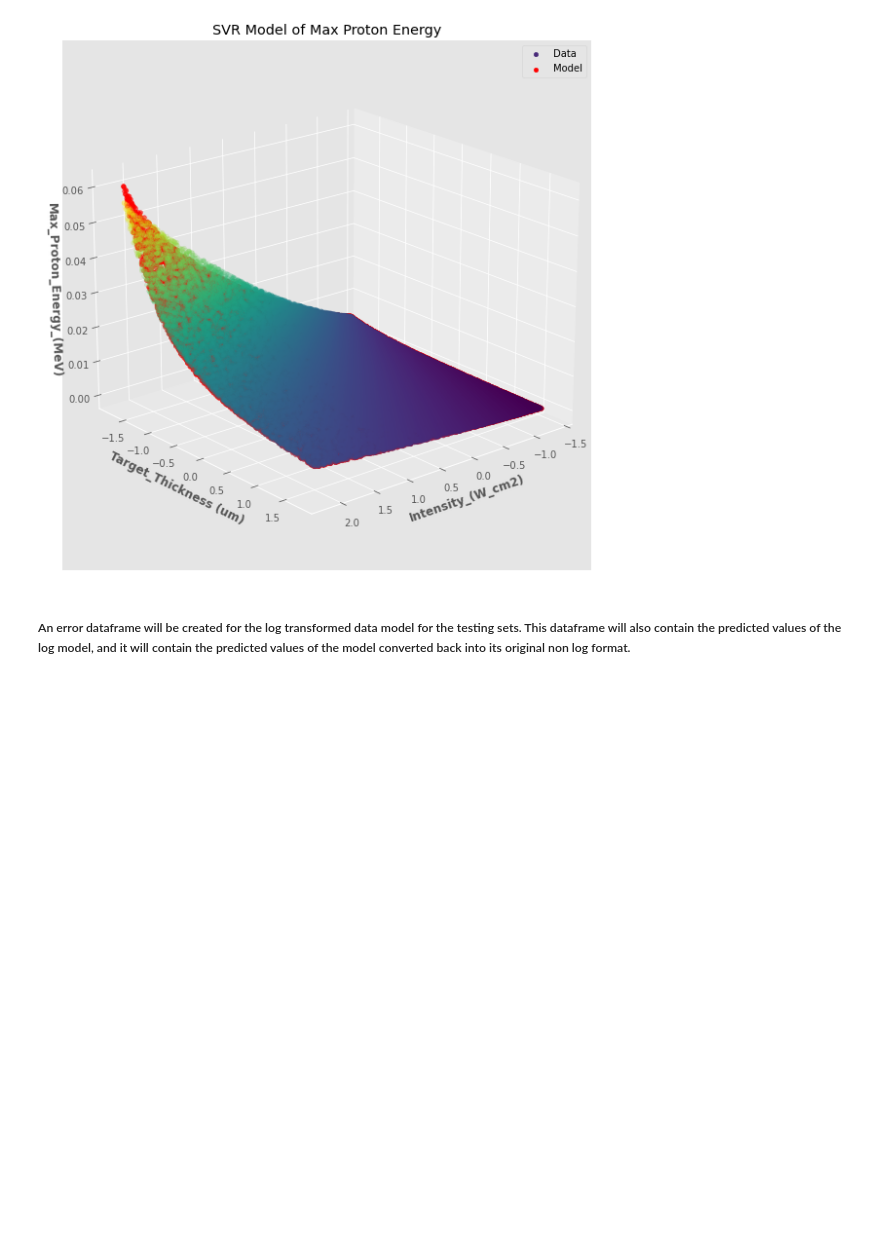
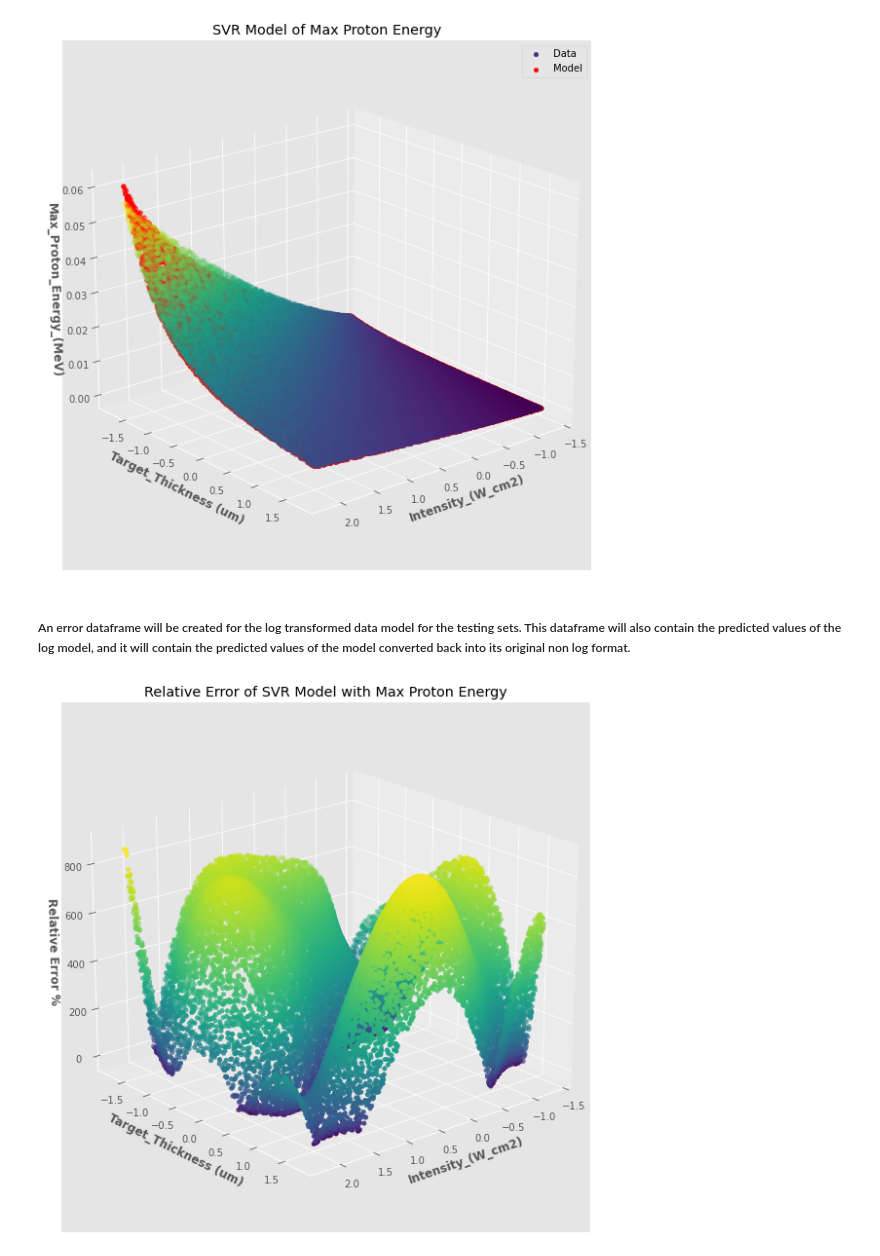
Before and after one commit to pedrog96/vanilla-latte, a Jupyter notebook: support vector regression/Support Vector Regression.ipynb, the cells around one changed output. Saved outputs shown, nothing was run; the diff lists cells and outputs as text; code cells hidden in the pictures; blank space fills up the shorter version.

Commit message:
Added a relative error 3d scatter plot.

```diff
--- a/support vector regression/Support Vector Regression.ipynb
+++ b/support vector regression/Support Vector Regression.ipynb
@@ -156,3 +156,18 @@ plt.show()
 error_3d = X_test_norm.copy()
 error_3d['Predictions'] = np.exp(svr_poly.predict(X_test_norm))
 error_3d['Relative Error'] = np.abs((y_test - error_3d['Predictions']) / y_test) * 100
+# %%
+fig3 = plt.figure(figsize=(10, 10))
+ax = fig3.add_subplot(projection='3d')
+ax.scatter(X_test_norm[inputs[0]],
+           X_test_norm[inputs[3]],
+           error_3d['Relative Error'] * 100,
+           c = np.sqrt(error_3d['Relative Error']))
+ax.set_title('Relative Error of SVR Model with Max Proton Energy')
+ax.set_xlabel(f'{inputs[0]}', fontweight ='bold')
+ax.set_ylabel(f'{inputs[3]}', fontweight ='bold')
+ax.set_zlabel(f'Relative Error %', fontweight ='bold')
+ax.view_init(20, 50)
+plt.show()
+# %% [output]
+[figure, added]
```
Also changed, not shown: parts of 1 cell of this notebook.
